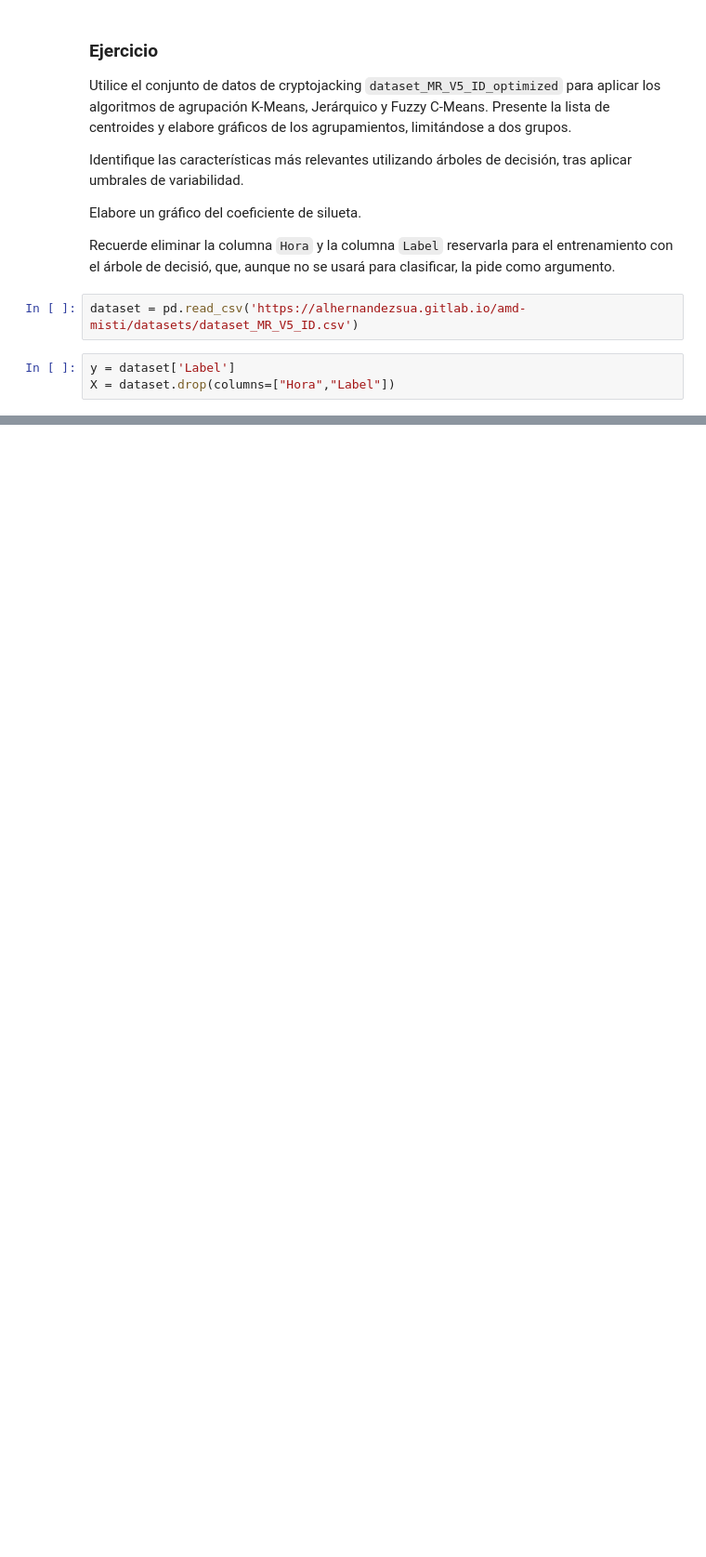
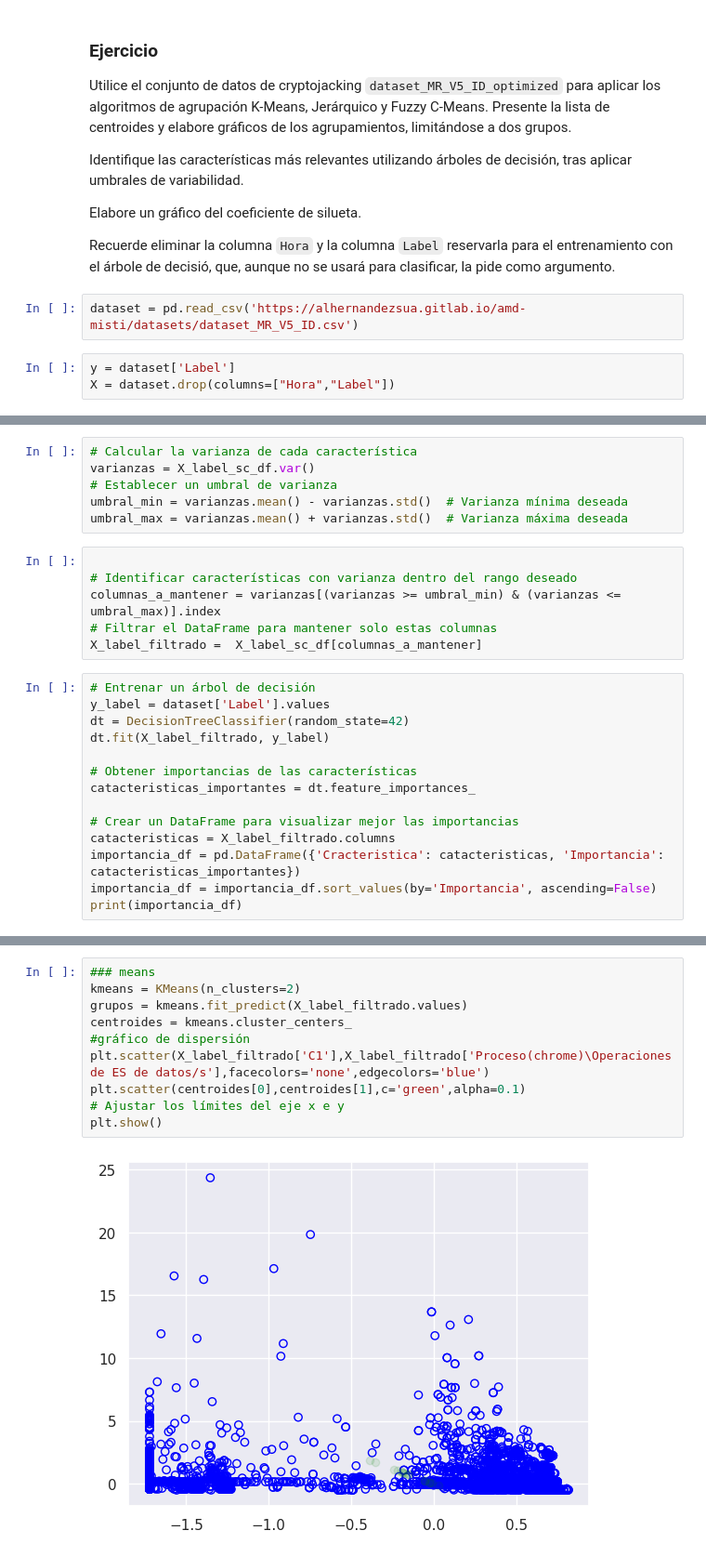
Before and after one commit to dannyasd/MineriaDeDatos, a Jupyter notebook: Lectura7.ipynb, the cells around one changed output, grey strips where cells are left out. Shown at 93% size. Drawn from its saved outputs; the diff is of its cells as text; blank space fills up the shorter version.

```diff
--- a/Lectura7.ipynb
+++ b/Lectura7.ipynb
@@ -260,0 +313,26 @@ X = dataset.drop(columns=["Hora","Label"])
+# %%
+# Calcular la varianza de cada característica
+varianzas = X_label_sc_df.var()
+# Establecer un umbral de varianza
+umbral_min = varianzas.mean() - varianzas.std()  # Varianza mínima deseada
+umbral_max = varianzas.mean() + varianzas.std()  # Varianza máxima deseada
+# %%
+
+# Identificar características con varianza dentro del rango deseado
+columnas_a_mantener = varianzas[(varianzas >= umbral_min) & (varianzas <= umbral_max)].index
+# Filtrar el DataFrame para mantener solo estas columnas
+X_label_filtrado =  X_label_sc_df[columnas_a_mantener]
+# %%
+# Entrenar un árbol de decisión
+y_label = dataset['Label'].values
+dt = DecisionTreeClassifier(random_state=42)
+dt.fit(X_label_filtrado, y_label)
+
+# Obtener importancias de las características
+catacteristicas_importantes = dt.feature_importances_
+
+# Crear un DataFrame para visualizar mejor las importancias
+catacteristicas = X_label_filtrado.columns
+importancia_df = pd.DataFrame({'Cracteristica': catacteristicas, 'Importancia': catacteristicas_importantes})
+importancia_df = importancia_df.sort_values(by='Importancia', ascending=False)
+print(importancia_df)
@@ -260,0 +359,12 @@ X = dataset.drop(columns=["Hora","Label"])
+# %%
+### means
+kmeans = KMeans(n_clusters=2)
+grupos = kmeans.fit_predict(X_label_filtrado.values)
+centroides = kmeans.cluster_centers_
+#gráfico de dispersión
+plt.scatter(X_label_filtrado['C1'],X_label_filtrado['Proceso(chrome)\Operaciones de ES de datos/s'],facecolors='none',edgecolors='blue')
+plt.scatter(centroides[0],centroides[1],c='green',alpha=0.1)
+# Ajustar los límites del eje x e y
+plt.show()
+# %% [output]
+[figure, added]
```
Also changed, not shown: parts of 10 cells of this notebook.
